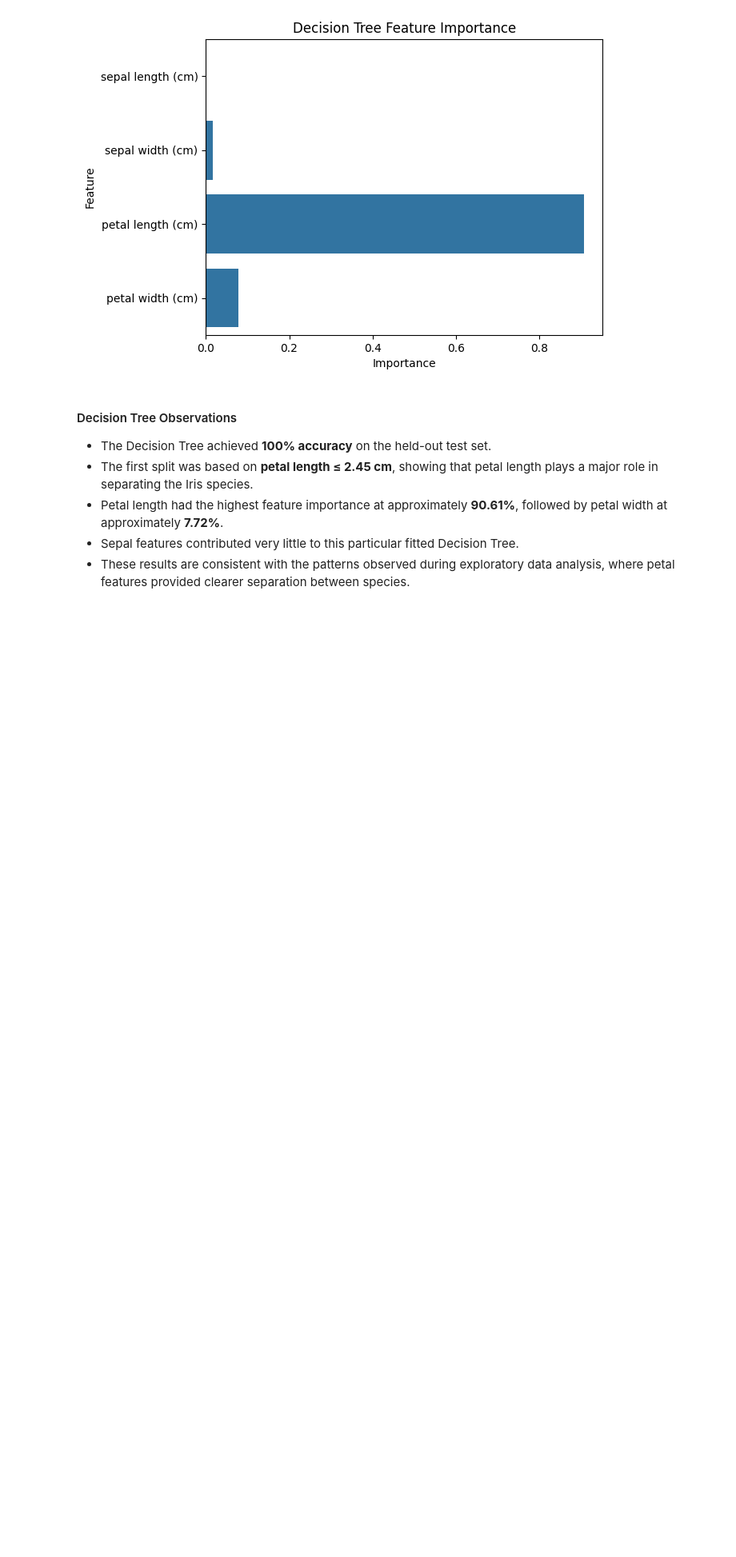
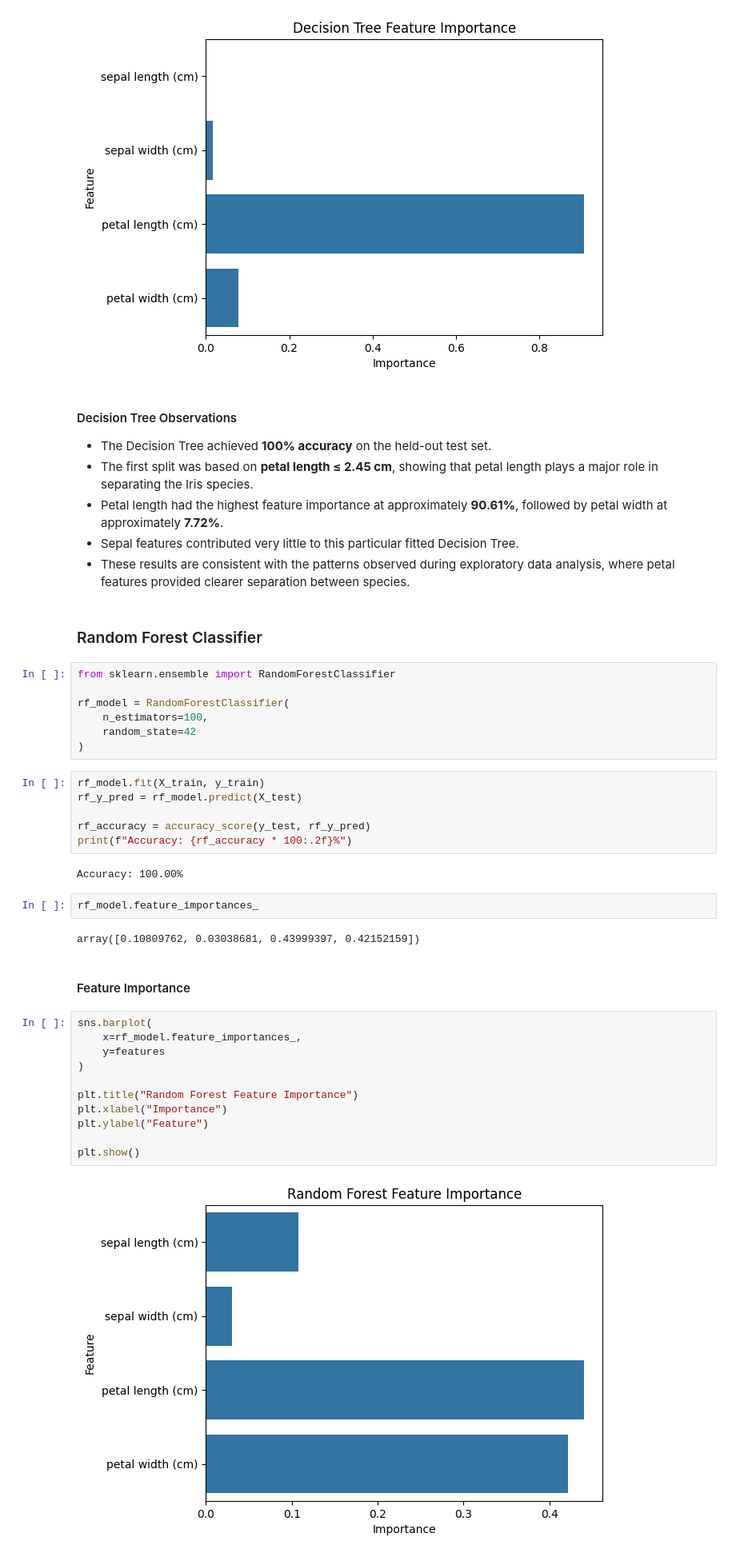
Before and after one commit to kartikeysharma2645/OIBSIP, a Jupyter notebook: DataScience-Task1-IrisFlowerClassification/IrisFlowerClassification.ipynb, the cells around one changed output. Shown at 80% size. Cells and saved outputs as stored; diff of their text form; blank space fills up the shorter version.

Commit message:
Add Random Forest classifier and feature importance analysis

```diff
--- a/DataScience-Task1-IrisFlowerClassification/IrisFlowerClassification.ipynb
+++ b/DataScience-Task1-IrisFlowerClassification/IrisFlowerClassification.ipynb
@@ -461,3 +461,39 @@ plt.show()
 - Petal length had the highest feature importance at approximately **90.61%**, followed by petal width at approximately **7.72%**.
 - Sepal features contributed very little to this particular fitted Decision Tree.
 - These results are consistent with the patterns observed during exploratory data analysis, where petal features provided clearer separation between species.
+# %% [markdown]
+### Random Forest Classifier
+# %%
+from sklearn.ensemble import RandomForestClassifier
+
+rf_model = RandomForestClassifier(
+    n_estimators=100,
+    random_state=42
+)
+# %%
+rf_model.fit(X_train, y_train)
+rf_y_pred = rf_model.predict(X_test)
+
+rf_accuracy = accuracy_score(y_test, rf_y_pred)
+print(f"Accuracy: {rf_accuracy * 100:.2f}%")
+# %% [output]
+Accuracy: 100.00%
+# %%
+rf_model.feature_importances_
+# %% [output]
+array([0.10809762, 0.03038681, 0.43999397, 0.42152159])
+# %% [markdown]
+#### Feature Importance
+# %%
+sns.barplot(
+    x=rf_model.feature_importances_,
+    y=features
+)
+
+plt.title("Random Forest Feature Importance")
+plt.xlabel("Importance")
+plt.ylabel("Feature")
+
+plt.show()
+# %% [output]
+[figure, added]
```
Also changed, not shown: parts of 1 cell of this notebook.
